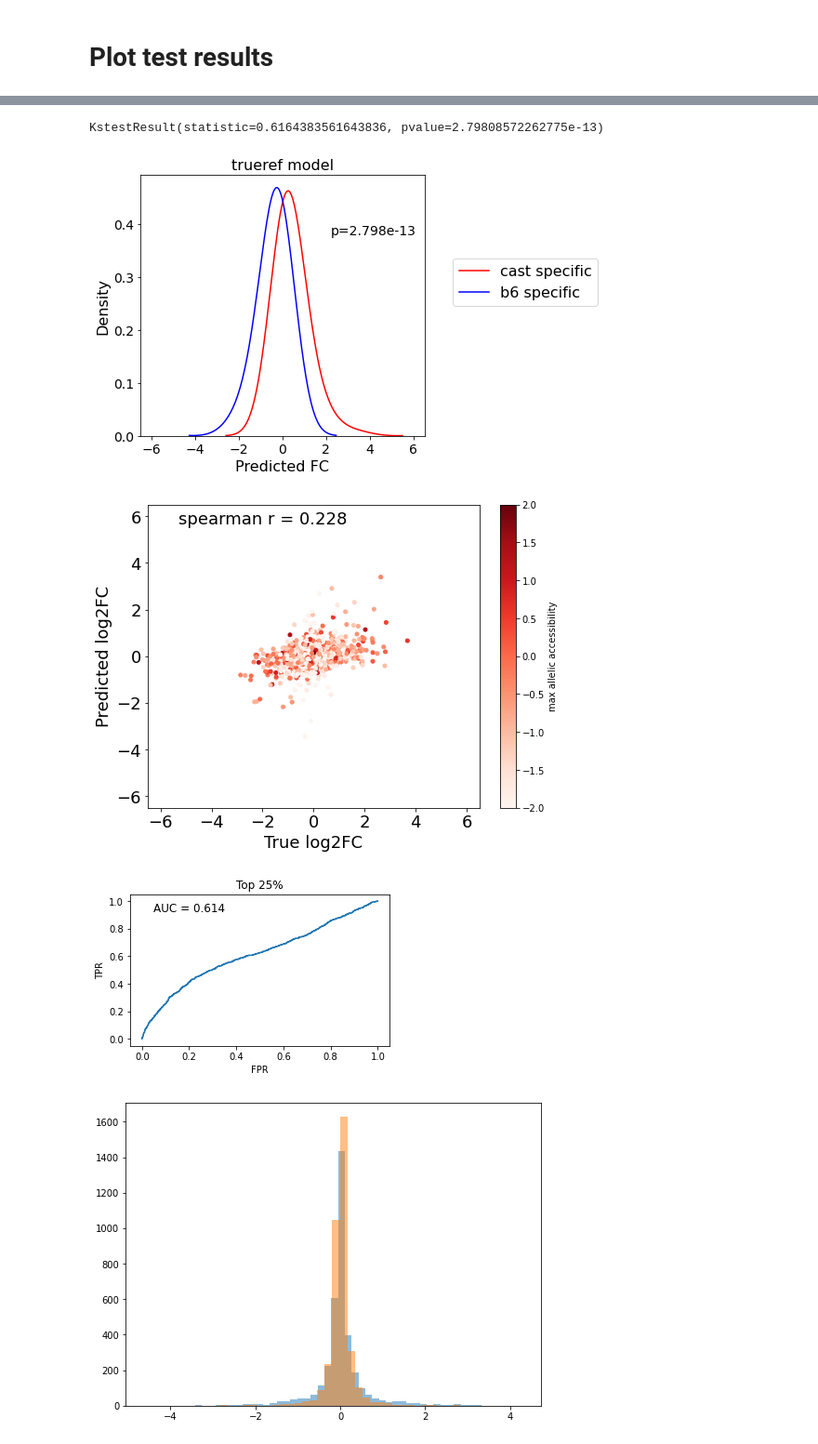
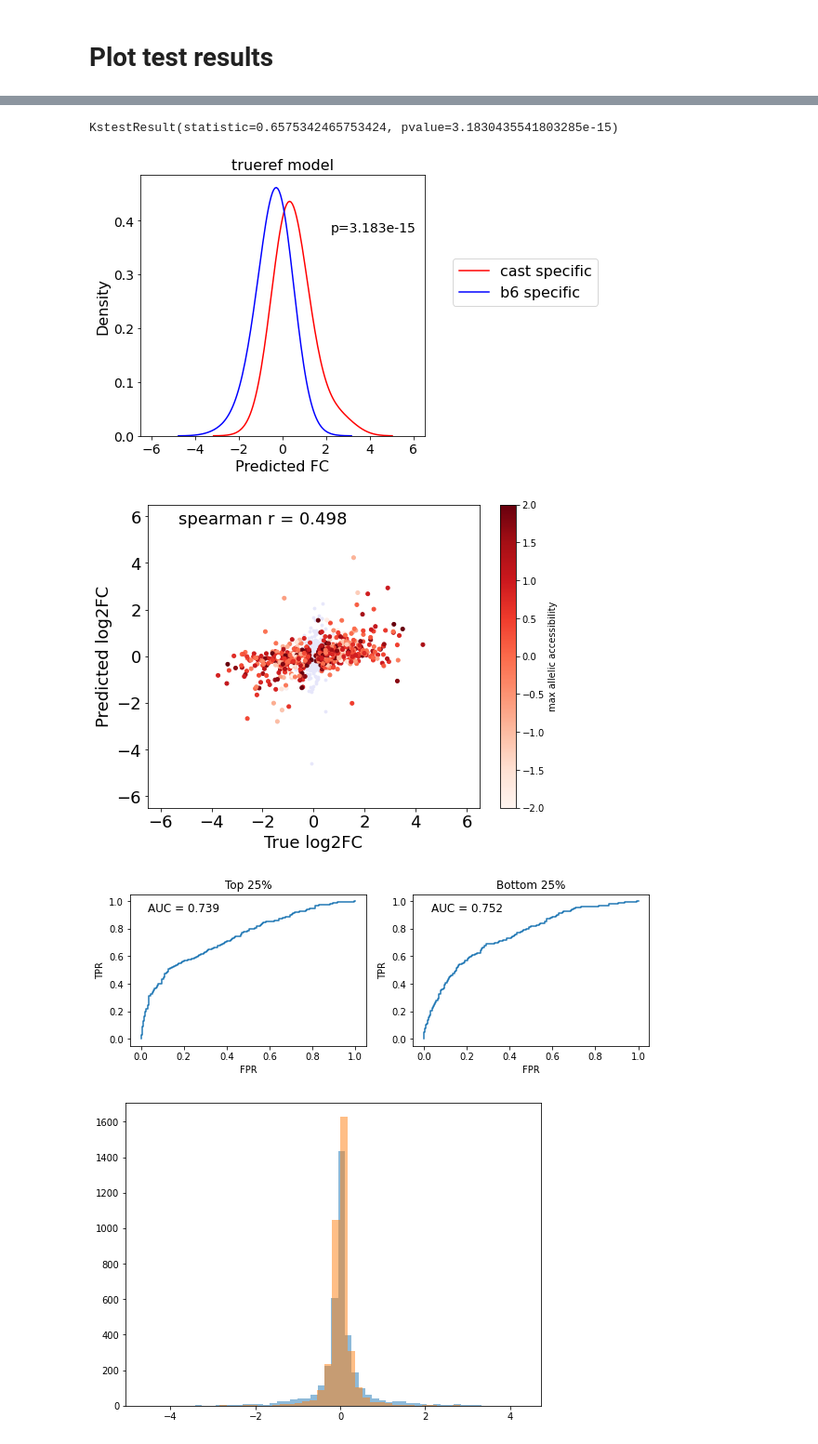
Before and after one commit to adityasinha379/mouseASA, a Jupyter notebook: scripts/analysis_alleleScan.ipynb, the cells around one changed output, grey strips where cells are left out. Shown at 93% size. Drawn from its saved outputs; the diff is of its cells as text; code cells hidden in the pictures.

```diff
--- a/scripts/analysis_alleleScan.ipynb
+++ b/scripts/analysis_alleleScan.ipynb
@@ -11,7 +11,7 @@ import datetime
 
 basedir = '/data/leslie/shared/ASA/'
 aligndir = f'{basedir}pseudodiploid/atac/'
-ctype = 'treg'
+ctype = 'cd8'
 
 datadir = f'{basedir}mouseASA/{ctype}/cast/data/'
 chrom_train = [1,2,4,6,7,8,9,11,12,13,14,16,17,18,19]
@@ -93,9 +93,9 @@ _,_,_,_,_,temp = load_data(ctype,dataset,'_noGC'+ident+'')        # load no GC d
 temp = temp[:len(temp)//2]
 totalcov = np.log2(2**temp[:len(y_test)//2]+2**temp[len(y_test)//2:]-1)
 # beta-binomial significance
-# betabin_pvals = pd.read_csv(datadir+'significance/betabinom_result_combCounts_150bp_testOnly.csv')['p.adj']
-# idx_sig = np.where(betabin_pvals<0.05)[0]
-idx_sig = np.arange(len(totalcov))
+betabin_pvals = pd.read_csv(datadir+'significance/betabinom_result_combCounts_150bp_testOnly.csv')['p.adj']
+idx_sig = np.where(betabin_pvals<0.05)[0]
+# idx_sig = np.arange(len(totalcov))
 
 ax.axhline(0, c='k', alpha=0.3)
 ax.scatter(totalcov , true_fc, c = 'lavender', s = 8, alpha=0.3 )
@@ -160,8 +160,8 @@ plt.yticks(fontsize = 14)
 plt.text(2.2,0.38,'p={0:.3e}'.format(ks.pvalue), fontsize = 14)
 plt.tight_layout()
 # %% [output]
-KstestResult(statistic=0.6164383561643836, pvalue=2.79808572262775e-13)
+KstestResult(statistic=0.6575342465753424, pvalue=3.1830435541803285e-15)
-[figure, old version]
+[figure, new version]
 # %%
 # Red spearman plot for fc
 plt.rcParams['figure.figsize'] = 8, 6
@@ -189,26 +189,26 @@ plt.yticks(fontsize = 18)
 plt.title('')
 plt.show()
 # %% [output]
-[figure, old version]
+[figure, new version]
 # %%
 # Plot top 25 (cast specific) and bottom 25 (b6 specific) AUC
 from utils import plot_auc
 
-fig, ax = plt.subplots(1,2, figsize=(10,9))
+fig, ax = plt.subplots(1,2, figsize=(10,3))
 
 sig_cutoff = 0.05
 p = 25
 sig_true_fc = true_fc[betabin_pvals<sig_cutoff]
 sig_pred_fc = pred_fc[betabin_pvals<sig_cutoff]
 
 plot_auc((sig_true_fc > np.percentile(sig_true_fc,100 - p))*1, sig_pred_fc, 'roc', ax[0])
 ax[0].set_title(f'Top {p}%')
 plot_auc((sig_true_fc < np.percentile(sig_true_fc,p))*1, -1*sig_pred_fc, 'roc', ax[1])
 ax[1].set_title(f'Bottom {p}%')
 
 plt.show()
 # %% [output]
-[figure, old version]
+[figure, new version]
 # %%
 import matplotlib.pyplot as plt
 # distribution of true and predicted log FC
```
Also changed, not shown: parts of 4 cells of this notebook, 9 other files.
